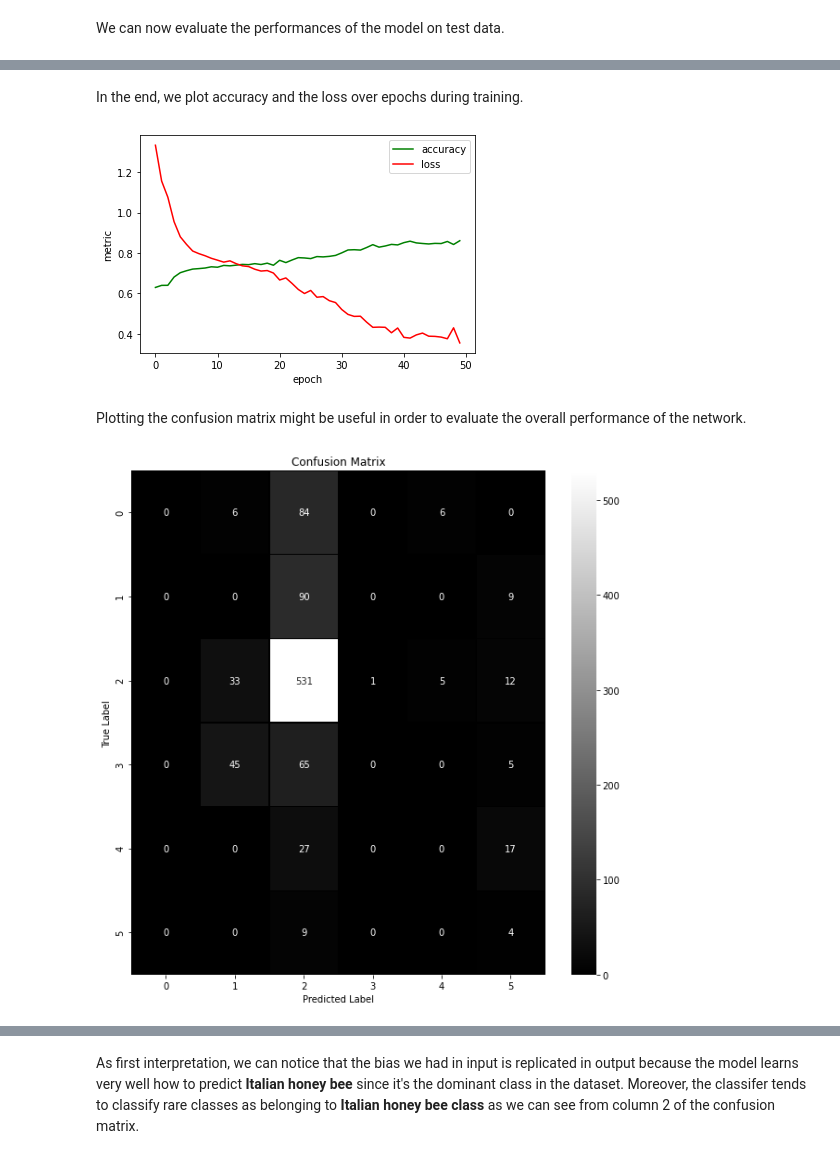
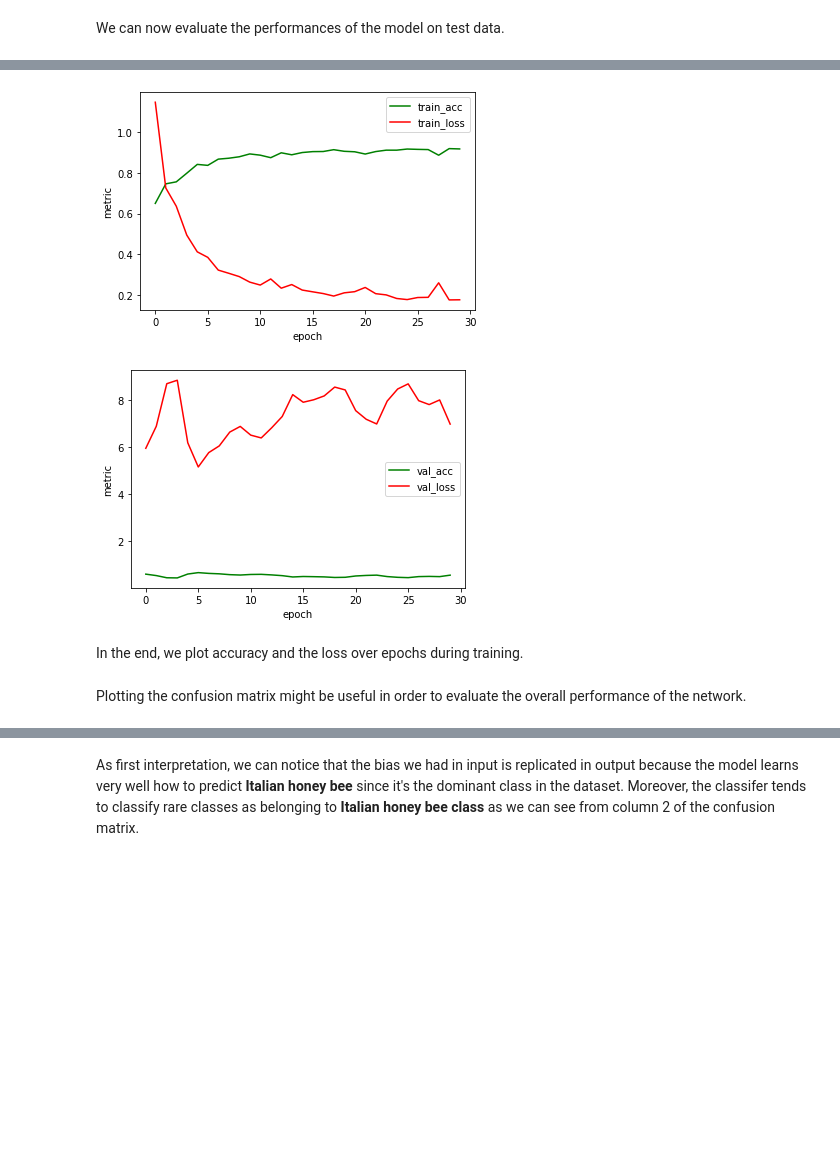
Before and after one commit to altrimentidetto/beeloving, a Jupyter notebook: Implementation/CNN_for_single_bee_recognition.ipynb, the cells around one changed output, grey strips where cells are left out. Drawn from its saved outputs; the diff is of its cells as text; code cells hidden in the pictures; blank space fills up the shorter version.

```diff
--- a/Implementation/CNN_for_single_bee_recognition.ipynb
+++ b/Implementation/CNN_for_single_bee_recognition.ipynb
@@ -345,8 +344,6 @@ train_datagen = ImageDataGenerator(
     horizontal_flip=True,
     fill_mode='nearest'
 )
-test_datagen = ImageDataGenerator(rescale=1/255)
 train_datagen.fit(X_train)
-test_datagen.fit(X_test)
 # %%
 img_rows, img_cols, nb_channels = new_shape
@@ -397,9 +392,9 @@ model.add(Dense(
 # %% [markdown]
 Now we compile the model, define the loss and the optimizer.
 # %%
-learning_rate = 0.01
+learning_rate = 0.001
 
 model.compile(loss='categorical_crossentropy',
-              optimizer=optimizers.SGD(lr=learning_rate),
+              optimizer=optimizers.Adam(learning_rate),
               metrics=['accuracy'])
 # %% [markdown]
@@ -407,14 +402,31 @@ Finally we define a function to plot the accuracy and the loss over epochs durin
 # %%
-def plot_acc_loss(acc,loss):
+def plot_acc_loss(history, separate_plots = True):
     """
     plot the accuracy and the loss over epchos
         @input:
             - acc : array of shape=(n_epochs,) representing the accuracy of the model during training over epochs
             - loss: array of shape=(n_epochs,) representing the loss of the model during training
     """
-    plt.plot(acc,"g",label="accuracy")
-    plt.plot(loss,"r",label="loss")
-    plt.xlabel("epoch")
-    plt.ylabel("metric")
-    plt.legend()
-    plt.show()
+    if separate_plots == True:
+        plt.plot(history['acc'], 'g', label="train_acc")
+        plt.plot(history['loss'], 'r', label="train_loss")
+        plt.xlabel("epoch")
+        plt.ylabel("metric")
+        plt.legend()
+        plt.show()
+
+        plt.plot(history['val_acc'], 'g', label="val_acc")
+        plt.plot(history['val_loss'], 'r', label="val_loss")
+        plt.xlabel("epoch")
+        plt.ylabel("metric")
+        plt.legend()
+        plt.show()
+    else:
+        plt.plot(history['acc'], 'g', label="train_acc")
+        plt.plot(history['loss'], 'r', label="train_loss")
+        plt.plot(history['val_acc'], 'g', label="val_acc")
+        plt.plot(history['val_loss'], 'r', label="val_loss")
+        plt.xlabel("epoch")
+        plt.ylabel("metric")
+        plt.legend()
+        plt.show()
@@ -452,12 +476,13 @@ _________________________________________________________________
 # %% [markdown]
 Finally we train the model.
 # %%
-n_epochs = 50
+n_epochs = 30
 batch_size = 64
 
 model = deepcopy(model_copy)
 history = model.fit_generator(
     train_datagen.flow(x= X_train, y = Y_train, batch_size=batch_size, shuffle=True),
+    validation_data = (X_test, Y_test),
     steps_per_epoch=ceil(len(X_train)/ batch_size),
     epochs=n_epochs,
     verbose = 1
@@ -493,25 +510,9 @@ Test accuracy: 0.5637513175528218
+# %%
+plot_acc_loss(history.history)
+# %% [output]
+[figure, added]
+[figure, added]
 # %% [markdown]
 In the end, we plot accuracy and the loss over epochs during training.
-# %%
-loss = history.history["loss"]
-acc = history.history["acc"]
-plot_acc_loss(acc,loss)
-# %% [output]
-[figure, removed]
 # %% [markdown]
 Plotting the confusion matrix  might be useful in order to evaluate the overall performance of the network.
-# %%
-from sklearn.metrics import confusion_matrix
-import seaborn as sns
-Y_pred = model.predict(X_test)
-Y_pred_classes = np.argmax(Y_pred, axis = 1)
-Y_true = np.argmax(Y_test, axis = 1)
-confusionMatrix = confusion_matrix(Y_true, Y_pred_classes)
-f,ax=plt.subplots(figsize=(10,10))
-sns.heatmap(confusionMatrix, annot=True, linewidths=0.1, cmap = "gist_yarg_r", linecolor="black", fmt='.0f', ax=ax)
-plt.xlabel("Predicted Label")
-plt.ylabel("True Label")
-plt.title("Confusion Matrix")
-plt.show()
-# %% [output]
-[figure, removed]
```
Also changed, not shown: parts of 45 cells of this notebook.
